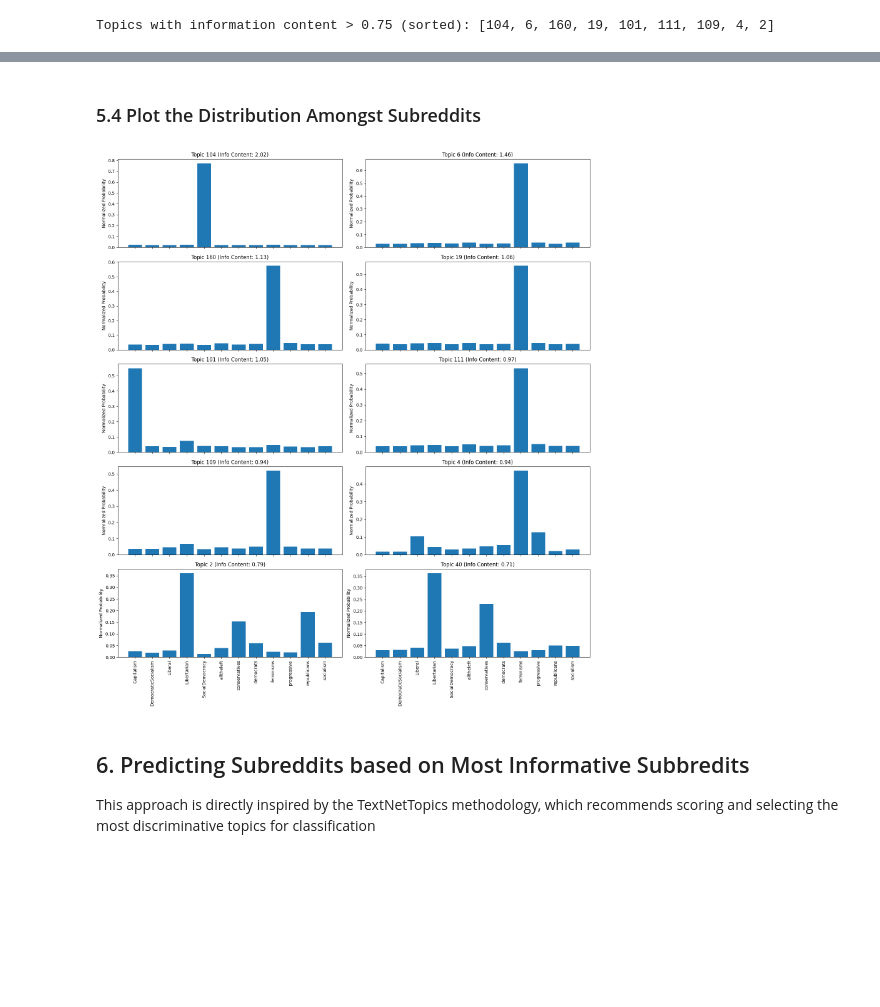
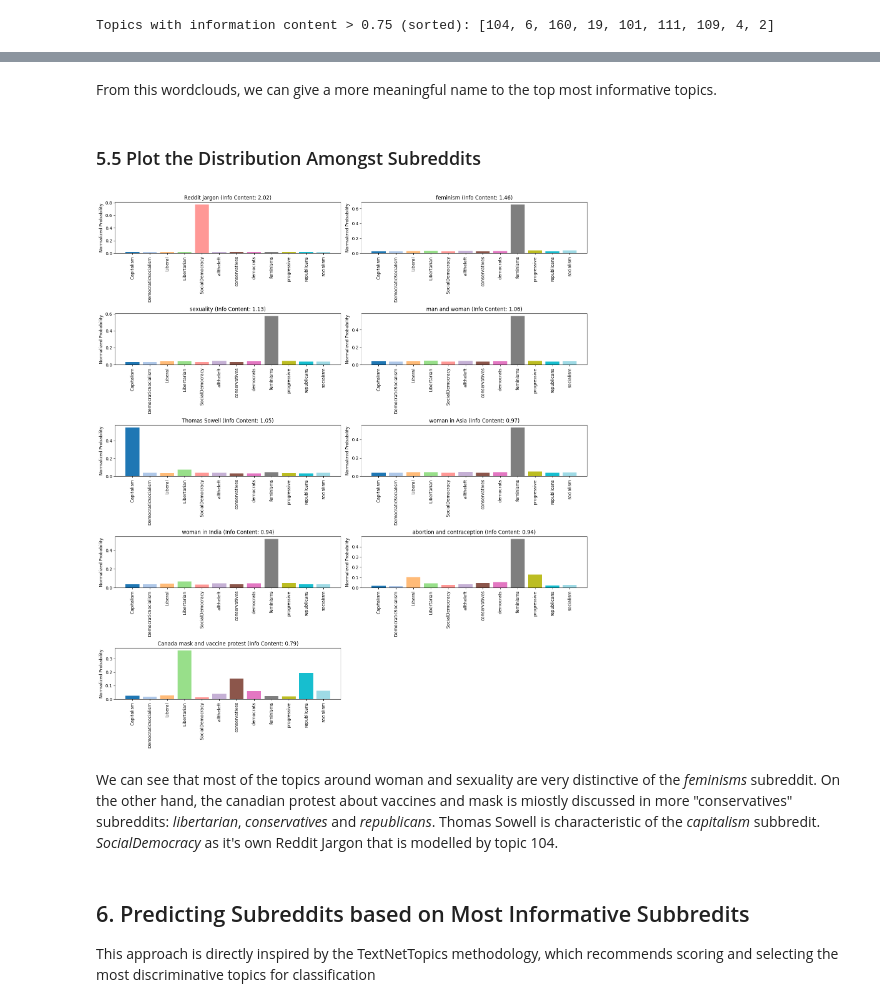
Before and after one commit to nathanaelambert/ConservativesLiberals, a Jupyter notebook: base_analysis.ipynb, the cells around one changed output, grey strips where cells are left out. Saved outputs shown, nothing was run; the diff lists cells and outputs as text; code cells hidden in the pictures; blank space fills up the shorter version.

Commit message:
topics distribution amongst subreddits

```diff
--- a/base_analysis.ipynb
+++ b/base_analysis.ipynb
@@ -375,20 +382,44 @@ for tid in filtered_topics:
+# %% [markdown]
+From this wordclouds, we can give a more meaningful name to the top most informative topics.
+# %%
+topic_names = {
+    104 : "Reddit jargon",
+    6   : "feminism",
+    160 : "sexuality",
+    19  : "man and woman",
+    101 : "Thomas Sowell",
+    111 : "woman in Asia",
+    109 : "woman in India",
+    4   : "abortion and contraception",
+    2   : "Canada mask and vaccine protest"
+}
 # %% [markdown]
-### 5.4 Plot the Distribution Amongst Subreddits
+### 5.5 Plot the Distribution Amongst Subreddits
 # %%
 fig, axes = plt.subplots(5, 2, figsize=(16, 18), sharex=True)
 axes = axes.flatten()
 
-for i, tid in enumerate(top_topics):
+for i, tid in enumerate(filtered_topics):
     topic_dist = topic_by_sub_norm.loc[tid]
-    axes[i].bar(topic_dist.index, topic_dist.values)
-    axes[i].set_title(f"Topic {tid} (Info Content: {info_content[tid]:.2f})")
+    topic_label = topic_names.get(tid, f"Topic {tid}")
+
+    bar_colors = [node_color_dict[sub] for sub in topic_dist.index]
+
+    axes[i].bar(topic_dist.index, topic_dist.values, color=bar_colors)
+    axes[i].set_title(f"{topic_label} (Info Content: {info_content[tid]:.2f})")
     axes[i].set_ylabel("Normalized Probability")
-    axes[i].tick_params(axis='x', rotation=90)
+    axes[i].tick_params(axis='x', rotation=90, labelbottom=True)  # <-- Make x-labels visible
+
+# Hide any unused subplots
+for j in range(i + 1, len(axes)):
+    axes[j].axis('off')
 
 plt.tight_layout()
 plt.show()
 # %% [output]
-[figure, old version]
+[figure, new version]
+# %% [markdown]
+We can see that most of the topics around woman and sexuality are very distinctive of the *feminisms* subreddit. On the other hand, the canadian protest about vaccines and mask is miostly discussed in more "conservatives" subreddits: *libertarian*, *conservatives* and *republicans*. Thomas Sowell is characteristic of the *capitalism* subbredit. *SocialDemocracy* as it's own Reddit Jargon that is modelled by topic 104.
 # %% [markdown]
 ## 6. Predicting Subreddits based on Most Informative Subbredits
 This approach is directly inspired by the TextNetTopics methodology, which recommends scoring and selecting the most discriminative topics for classification
```
Also changed, not shown: parts of 2 cells of this notebook.
